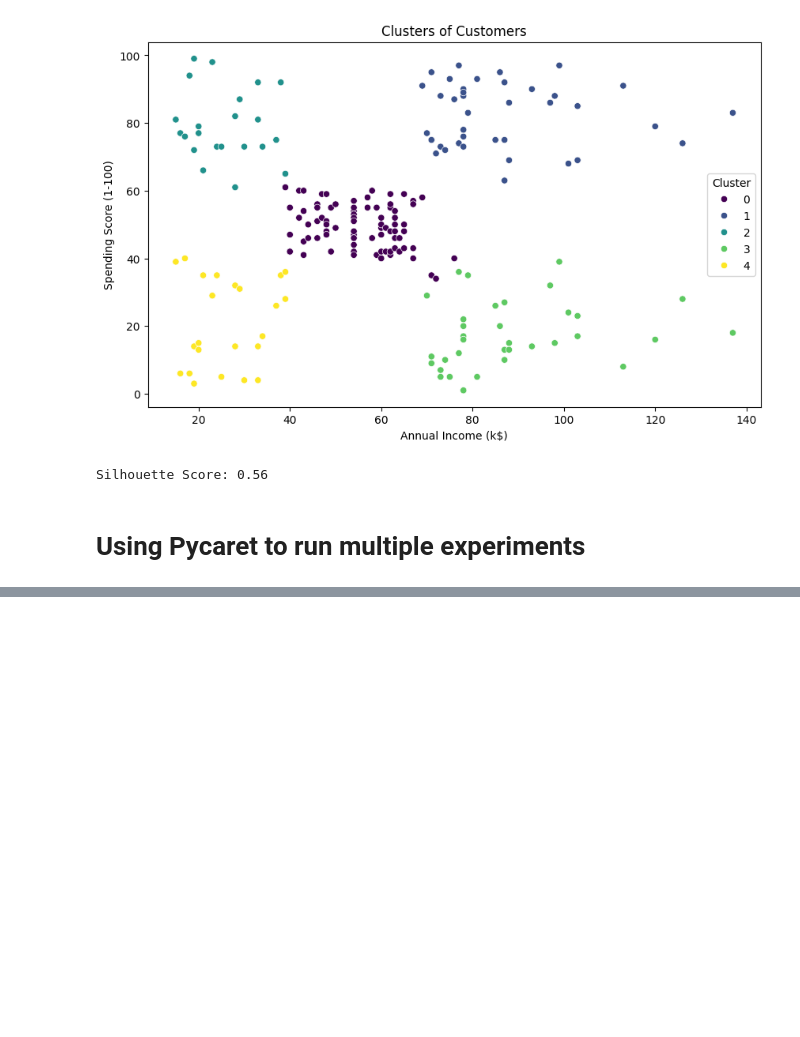
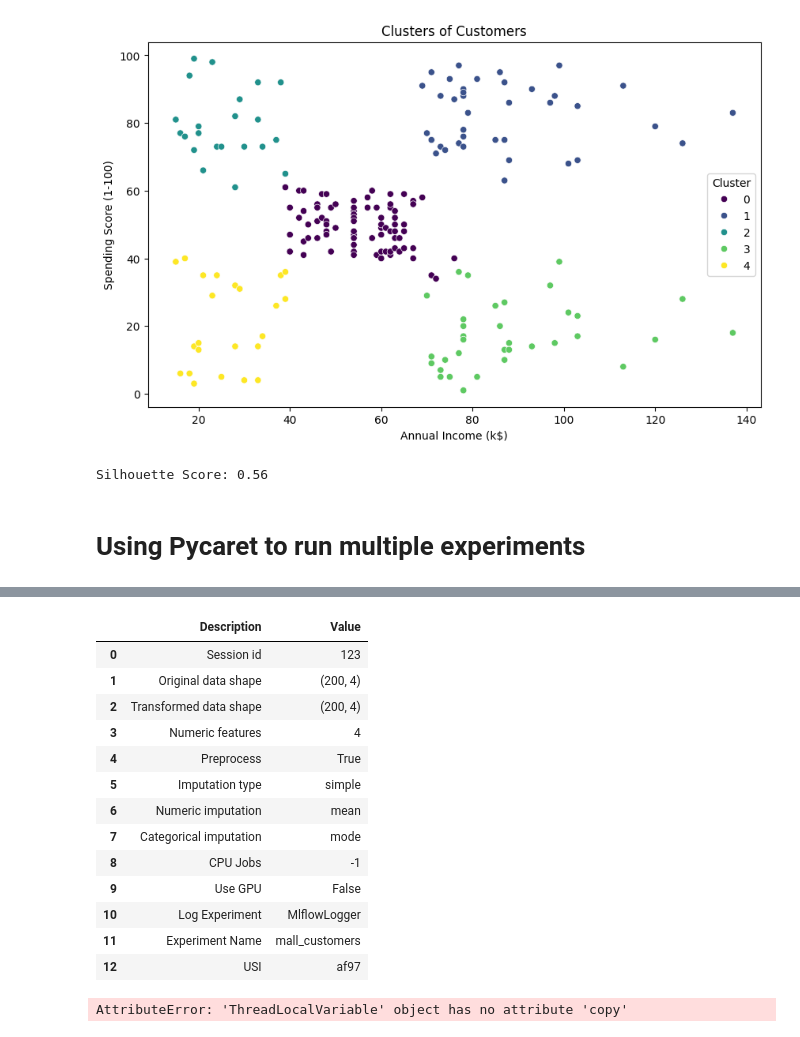
Before and after one commit to iadel93/DEBI_Python, a Jupyter notebook: MachineLearning/Clustering.ipynb, the cells around one changed output, grey strips where cells are left out. Drawn from its saved outputs; the diff is of its cells as text; code cells hidden in the pictures; blank space fills up the shorter version.

```diff
--- a/MachineLearning/Clustering.ipynb
+++ b/MachineLearning/Clustering.ipynb
@@ -156,0 +137,21 @@ dataset = get_data('mall_customers')
+# %%
+# import pycaret clustering and init setup
+from pycaret.clustering import *
+s = setup(dataset, session_id = 123, log_experiment=True, experiment_name = 'mall_customers')
+# s = setup(dataset, session_id = 123)
+# %% [output]
+|  | Description | Value |
+| 0 | Session id | 123 |
+| 1 | Original data shape | (200, 4) |
+| 2 | Transformed data shape | (200, 4) |
+| 3 | Numeric features | 4 |
+| 4 | Preprocess | True |
+| 5 | Imputation type | simple |
+| 6 | Numeric imputation | mean |
+| 7 | Categorical imputation | mode |
+| 8 | CPU Jobs | -1 |
+| 9 | Use GPU | False |
+| 10 | Log Experiment | MlflowLogger |
+| 11 | Experiment Name | mall_customers |
+| 12 | USI | af97 |
+AttributeError: 'ThreadLocalVariable' object has no attribute 'copy'
```
Also changed, not shown: parts of 13 cells of this notebook, 10 other files.
